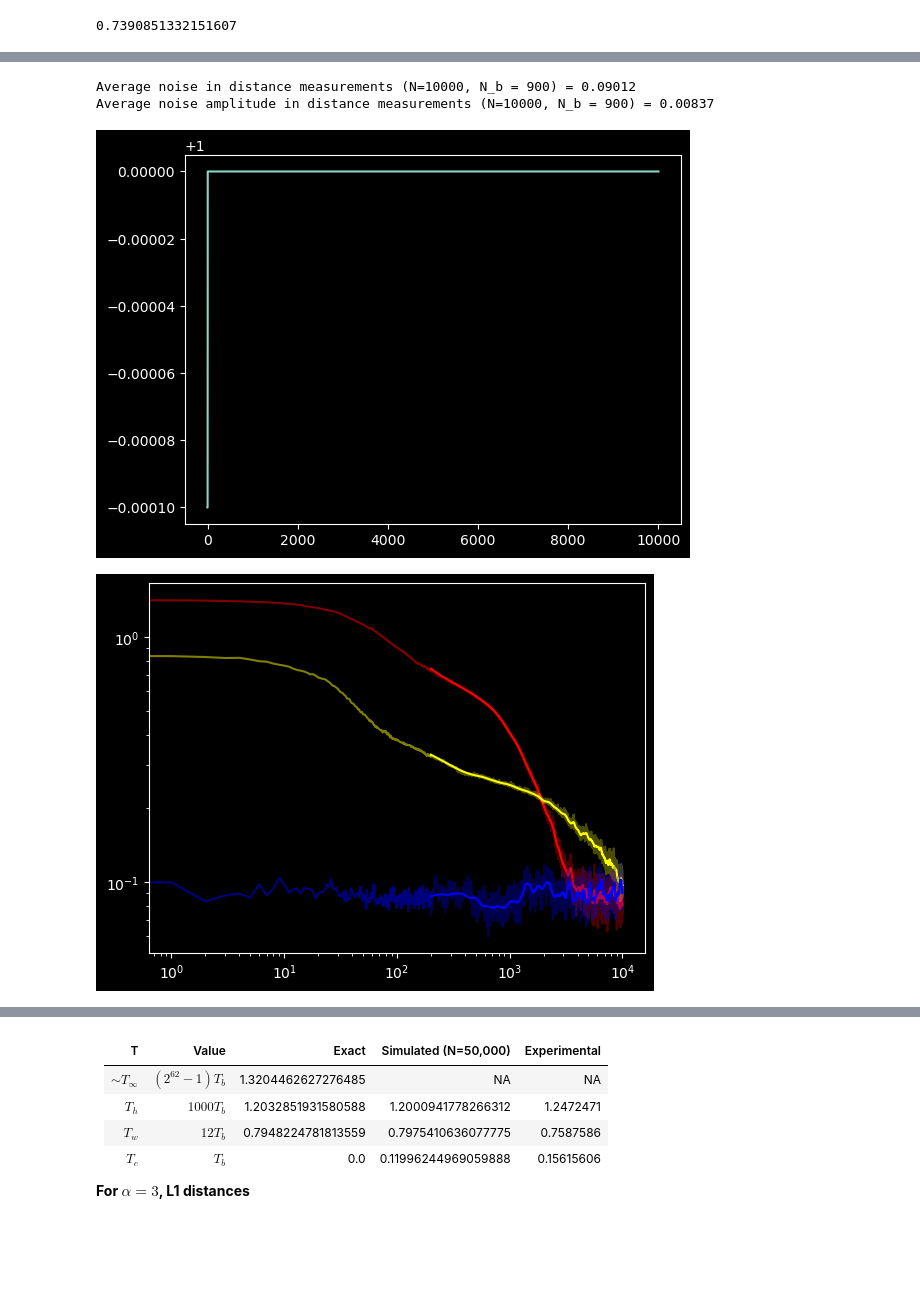
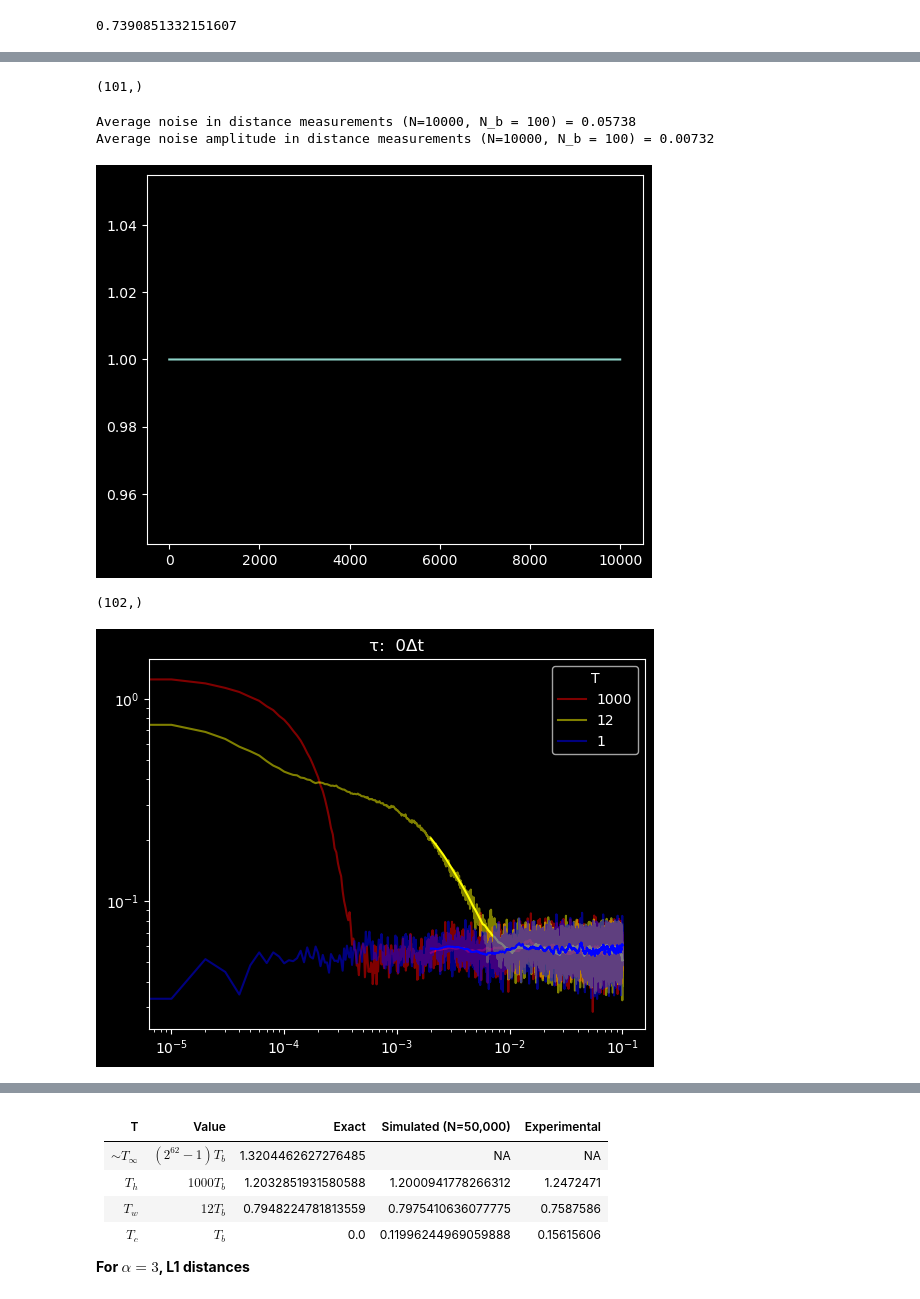
Before and after one commit to Element200/mpemba_langevin, a Jupyter notebook: mpemba.ipynb, the cells around one changed output, grey strips where cells are left out. Drawn from its saved outputs; the diff is of its cells as text; code cells hidden in the pictures; blank space fills up the shorter version.

```diff
--- a/mpemba.ipynb
+++ b/mpemba.ipynb
@@ -339,7 +366,7 @@ plt.show()
 
 # langevin_simulation(np.array([0]), temperature_function = lambda t: exponential_decay(t, 100*dt, T='h'), infinite_wall=True)
 # %%
-BINS = 900
+BINS = 100
 
 binned_active_domain = np.linspace(x_min, x_max, BINS)
 
@@ -350,12 +377,13 @@ print(f"Inefficiency = {inefficiencies}")
 inefficiency = (global_max-global_min)/(x_max-x_min)
 
 if inefficiency > 1:
-    binned_active_range = np.linspace(global_min, global_max, round(BINS*inefficiency))
+    binned_active_range0 = np.linspace(global_min, global_max, round(BINS*inefficiency)-1)
 else:
-    binned_active_range = np.linspace(global_min, global_max, BINS)
+    binned_active_range0 = np.linspace(global_min, global_max, BINS-1)
 
-dx = binned_active_range[1]-binned_active_range[0]
-binned_active_range += dx/2 # We must calculate distributions from the *centres* of the bins, not the edges!
+dx = binned_active_range0[1]-binned_active_range0[0]
+binned_active_range0 += dx/2 # We must calculate distributions from the *centres* of the bins, not the edges!
+binned_active_range = np.insert(binned_active_range0, 0, binned_active_range0[0]-dx)
 
 
 if not (inefficiency > 100):
@@ -368,11 +396,13 @@ if not (inefficiency > 100):
     heights_init, bins_init = {}, {}
     heights_fin, bins_fin = {}, {}
     heights_mid, bins_mid = {}, {}
+    heights_mid2 = {}
 
     for T in temperature:
-        heights_init[T], bins_init[T] = np.histogram(results[T][:,0], bins=binned_active_range)
-        heights_mid[T], bins_mid[T] = np.histogram(results[T][:,100], bins=binned_active_range)
-        heights_fin[T], bins_fin[T] = np.histogram(results[T][:,-1], bins=binned_active_range)
+        heights_init[T] = np.histogram(results[T][:,0], bins=binned_active_range)[0]
+        heights_mid[T] = np.histogram(results[T][:,341], bins=binned_active_range)[0]
+        heights_mid2[T] = np.histogram(results[T][:,382], bins=binned_active_range)[0]
+        heights_fin[T] = np.histogram(results[T][:,-1], bins=binned_active_range)[0]
 # plt.hist(results['h'].T[-1], bins='auto', density=True)
 # plt.hist(results['h'].T[0])
 # plt.plot(active_range, final_distro, 'w')
@@ -381,17 +441,21 @@ Inefficiency = (1.0069541910918602, 0.9942249422494225)
 # %%
 """Sanity checks: The initial and final distributions should match the Boltzmann distro"""
 plt.close()
+%matplotlib inline
 fig, ax = plt.subplots(len(temperature))
 vals = list(temperature.keys())
 
 
 for i in range(len(temperature)):
-    ax[i].bar(bins_init[vals[i]][:-1], heights_init[vals[i]]/(N*dx), width=bins_init[vals[i]][1]-bins_init[vals[i]][0], alpha=0.5, color='r')
-    ax[i].bar(bins_mid[vals[i]][:-1], heights_mid[vals[i]]/(N*dx), width=bins_fin[vals[i]][1]-bins_fin[vals[i]][0], alpha=0.5, color='orange')
-    ax[i].bar(bins_fin[vals[i]][:-1], heights_fin[vals[i]]/(N*dx), width=bins_fin[vals[i]][1]-bins_fin[vals[i]][0], alpha=0.5, color='lime')
+    ax[i].bar(binned_active_range[1:]-dx/2, heights_init[vals[i]]/(N*dx), width=dx, alpha=0.5, color='r')
+    # ax[i].bar(binned_active_range[1:], heights_mid[vals[i]]/(N*dx), width=dx, alpha=0.5, color='orange')
+    # ax[i].bar(binned_active_range[1:], heights_mid2[vals[i]]/(N*dx), width=dx, alpha=0.5, color='yellow')
+    # ax[i].bar(binned_active_range[1:], heights_fin[vals[i]]/(N*dx), width=dx, alpha=0.5, color='lime')
+    # ax[i].plot(binned_active_range[1:], heights_fin[vals[i]]/(N*dx), alpha=0.5, color='lime')
+    # ax[i].plot(binned_active_range[1:], heights_mid[vals[i]]/(N*dx), alpha=0.5, color='yellow')
     # # plt.hist(results[-1], bins=50)
     ax[i].plot(binned_active_range, binned_initial_distro[vals[i]]/dx, 'r')
-    ax[i].plot(binned_active_range, binned_final_distro/dx, 'lime')
+    # ax[i].plot(binned_active_range, binned_final_distro/dx, 'lime')
 
 plt.tight_layout()
 plt.show()
@@ -411,9 +503,13 @@ Inefficiency = (1.0069541910918602, 0.9942249422494225)
+# %%
+binned_final_distro.shape
+# %% [output]
+(101,)
 # %%
 distances = {}
 heights = {}
 reshaped_final_distro = np.reshape(binned_final_distro[:-1],(len(binned_final_distro)-1,1)) # We reshape the final distro like this so we can vectorise the L1 distance: this turns it from a size=(n-1) array into a ((n-1),1) size array that you can subtract from a size ((n-1), number_of_timesteps) array without errors.
 for T in tqdm(temperature):
-    heights[T] = np.apply_along_axis(lambda x: np.histogram(x, bins=binned_active_range)[0], axis=0, arr=results[T])
+    heights[T] = np.apply_along_axis(lambda x: np.histogram(x, bins=binned_active_range-dx/2)[0], axis=0, arr=results[T]) # Subtract off the dx/2 we added earlier so that the histogramming is done properly
     distances[T] = L1(heights[T]/N, reshaped_final_distro, axis=0)
     # Vectorised: about 2x faster than below unvectorised code.
 
@@ -427,26 +523,34 @@ print(f"Average noise in distance measurements (N={N}, N_b = {BINS}) = {distance
 print(f"Average noise amplitude in distance measurements (N={N}, N_b = {BINS}) = {distances['c'].std() :.5f}")
 plt.show()
 # %% [output]
-Average noise in distance measurements (N=10000, N_b = 900) = 0.09012
-Average noise amplitude in distance measurements (N=10000, N_b = 900) = 0.00837
+Average noise in distance measurements (N=10000, N_b = 100) = 0.05738
+Average noise amplitude in distance measurements (N=10000, N_b = 100) = 0.00732
-[figure, old version]
+[figure, new version]
+# %%
+heights['h'][:,0].shape
+# %% [output]
+(102,)
 # %%
 plt.close()
 def moving_average(noisy_data, window=10):
     # Smoothens noisy data. Larger window sizes will mean smoother data, at the cost of less resolution.
     length = len(noisy_data)
     outs = []
     for i in range(length):
         outs.append(np.average(noisy_data[max(i-window//2, 0): min(i+window//2, length)]))
     return outs
 
+fig, ax = plt.subplots()
 colours = {'h': 'red', 'w': 'yellow', 'c': 'blue', 'f': 'cyan'}
 total_time = round(expt_length/dt) # iterations --- after this point there's only noise
 start_time, end_time, window = 200, total_time, 200
 for T in temperature:
-    plt.loglog(distances[T][:start_time], color = colours[T], alpha=0.5)
-    plt.loglog(range(start_time, end_time), distances[T][start_time:end_time], color = colours[T], alpha=0.3)
-    plt.loglog(range(start_time, end_time), moving_average(distances[T], window=window)[start_time:end_time], color = colours[T])
+    ax.loglog(times, distances[T][:-1], color = colours[T], alpha=0.5, label=temperature[T])
+    # ax.loglog(range(start_time, end_time), distances[T][start_time:end_time], color = colours[T], alpha=0.3)
+    ax.loglog(times[start_time:end_time], moving_average(distances[T], window=window)[start_time:end_time], color = colours[T])
+ax.legend(title="T")
+plt.title(f"τ: {tau/dt : .0f}Δt")
 plt.show()
+# export(fig, "./Corrected simulation data/ScriptW potential/Low temperature Mpemba effect", prefixes=f"τ = {tau/dt : .0f}Δt_") # Uncomment to save figure and parameter set
 # %% [output]
-[figure, old version]
+[figure, new version]
```
Also changed, not shown: parts of 39 cells of this notebook, 2 other files.
